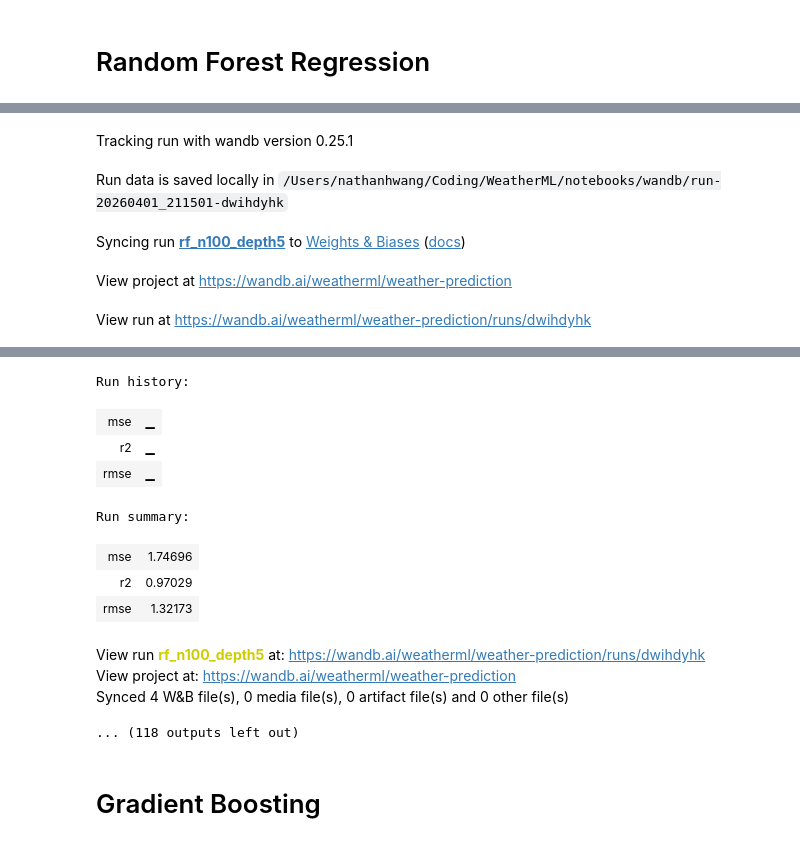
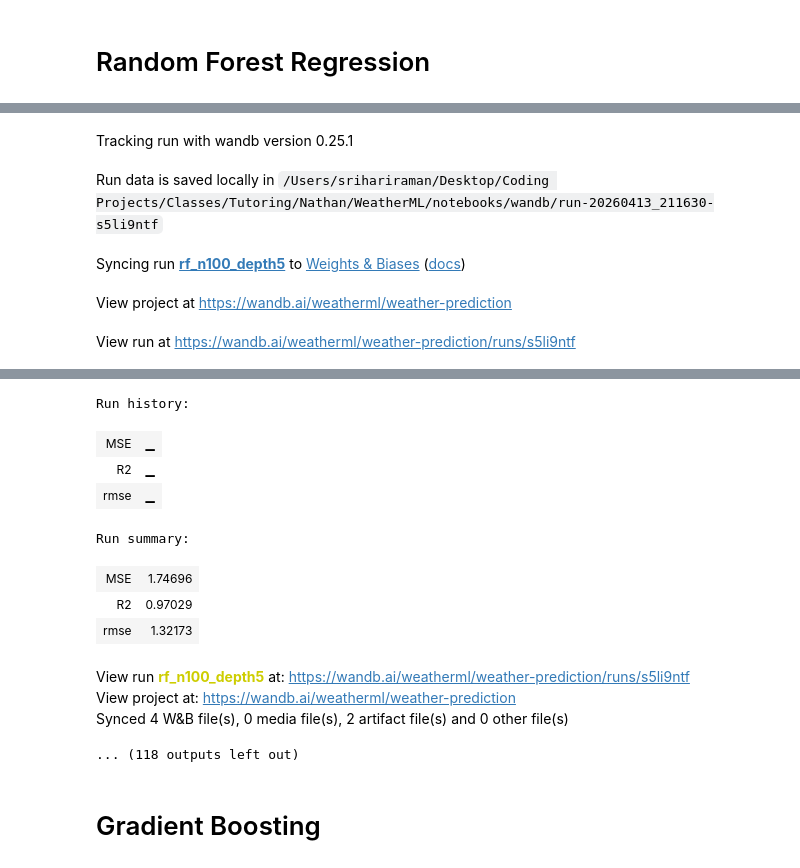
Before and after one commit to nathanhwang2009-droid/WeatherML, a Jupyter notebook: notebooks/training.ipynb, the cells around one changed output, grey strips where cells are left out. Drawn from its saved outputs; the diff is of its cells as text; code cells hidden in the pictures.

```diff
--- a/notebooks/training.ipynb
+++ b/notebooks/training.ipynb
@@ -204,7 +239,9 @@ from sklearn.preprocessing import PolynomialFeatures, StandardScaler
 from sklearn.linear_model import Ridge
 from sklearn.pipeline import Pipeline
 from sklearn.metrics import mean_squared_error, r2_score
+import joblib
 import numpy as np
+import tempfile
 import wandb
 
 import sys
@@ -264,11 +301,22 @@ for config in poly_training_params:
         n_features_out = pipeline.named_steps["poly"].n_output_features_
 
         run.log({
-            "mse":            mse,
-            "rmse":           rmse,
-            "r2":             r2,
-            "n_features_out": n_features_out,
+            "MSE":              mse,
+            "R2":               r2,
+            "rmse":             rmse,
+            "n_features_out":   n_features_out,
         })
+
+        with tempfile.TemporaryDirectory() as tmpdir:
+            model_path = os.path.join(tmpdir, "model.pkl")
+            joblib.dump(pipeline, model_path)
+            artifact = wandb.Artifact(
+                name=f"{run_name.lower()}_estimator",
+                type="model",
+                metadata={"MSE": float(mse), "R2": float(r2), "run_name": run_name},
+            )
+            artifact.add_file(model_path, name="model.pkl")
+            run.log_artifact(artifact)
 # %% [output]
 [interactive output not drawn]
 Tracking run with wandb version 0.25.1
@@ -297,7 +345,10 @@ Synced 4 W&B file(s), 0 media file(s), 0 artifact file(s) and 0 other file(s)
 from sklearn.ensemble import RandomForestRegressor
 from sklearn.model_selection import train_test_split
 from sklearn.metrics import mean_squared_error, r2_score
+import joblib
 import numpy as np
+import os
+import tempfile
 import wandb
 
 # Parameter sweep
@@ -325,48 +376,59 @@ for config in rf_training_params:
     run_name = config["run_name"]
     params   = config["params"]
 
     with wandb.init(project="weather-prediction", name=run_name, config=params) as run:
         model = RandomForestRegressor(
             **params,
             random_state=42,
             n_jobs=-1
         )
 
         model.fit(X_train, y_train)
         y_pred = model.predict(X_test)
 
         mse  = mean_squared_error(y_test, y_pred)
         rmse = np.sqrt(mse)
         r2   = r2_score(y_test, y_pred)
 
         # Feature importances — useful to inspect in W&B
         importances = dict(zip(X.columns, model.feature_importances_.round(4)))
 
         run.log({
-            "mse":              mse,
-            "rmse":             rmse,
-            "r2":               r2,
+            "MSE":                 mse,
+            "R2":                  r2,
+            "rmse":                rmse,
             "feature_importances": importances,
         })
+
+        with tempfile.TemporaryDirectory() as tmpdir:
+            model_path = os.path.join(tmpdir, "model.pkl")
+            joblib.dump(model, model_path)
+            artifact = wandb.Artifact(
+                name=f"{run_name.lower()}_estimator",
+                type="model",
+                metadata={"MSE": float(mse), "R2": float(r2), "run_name": run_name},
+            )
+            artifact.add_file(model_path, name="model.pkl")
+            run.log_artifact(artifact)
 # %% [output]
 [interactive output not drawn]
 Tracking run with wandb version 0.25.1
-Run data is saved locally in /Users/nathanhwang/Coding/WeatherML/notebooks/wandb/run-20260401_211501-dwihdyhk
+Run data is saved locally in /Users/srihariraman/Desktop/Coding Projects/Classes/Tutoring/Nathan/WeatherML/notebooks/wandb/run-20260413_211630-s5li9ntf
 Syncing run rf_n100_depth5 to Weights & Biases (docs)
 View project at https://wandb.ai/weatherml/weather-prediction
-View run at https://wandb.ai/weatherml/weather-prediction/runs/dwihdyhk
+View run at https://wandb.ai/weatherml/weather-prediction/runs/s5li9ntf
 [interactive output not drawn]
 Run history:
-| mse | ▁ |
-| r2 | ▁ |
+| MSE | ▁ |
+| R2 | ▁ |
 | rmse | ▁ |
 Run summary:
-| mse | 1.74696 |
-| r2 | 0.97029 |
+| MSE | 1.74696 |
+| R2 | 0.97029 |
 | rmse | 1.32173 |
-View run rf_n100_depth5 at: https://wandb.ai/weatherml/weather-prediction/runs/dwihdyhk
+View run rf_n100_depth5 at: https://wandb.ai/weatherml/weather-prediction/runs/s5li9ntf
 View project at: https://wandb.ai/weatherml/weather-prediction
-Synced 4 W&B file(s), 0 media file(s), 0 artifact file(s) and 0 other file(s)
+Synced 4 W&B file(s), 0 media file(s), 2 artifact file(s) and 0 other file(s)
 ... (118 outputs left out)
 # %% [markdown]
 # Gradient Boosting
```
Also changed, not shown: parts of 10 cells of this notebook, 3 other files.
